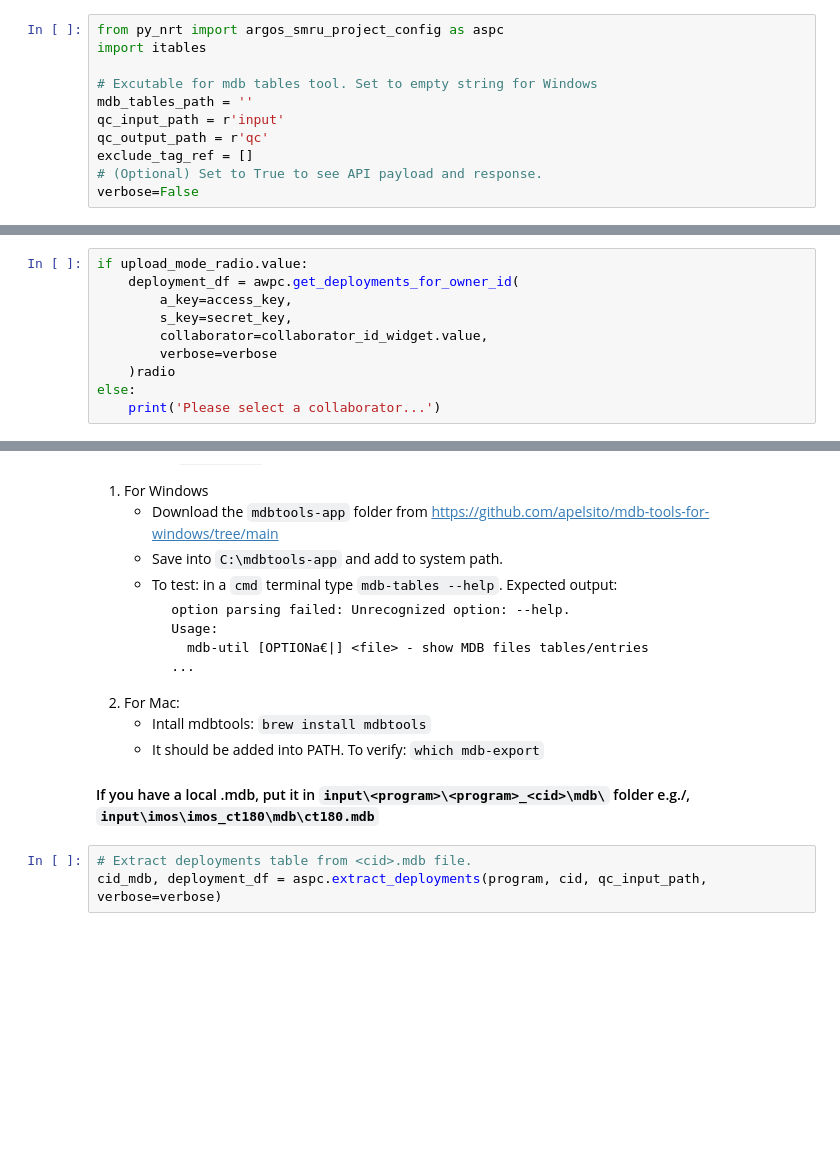
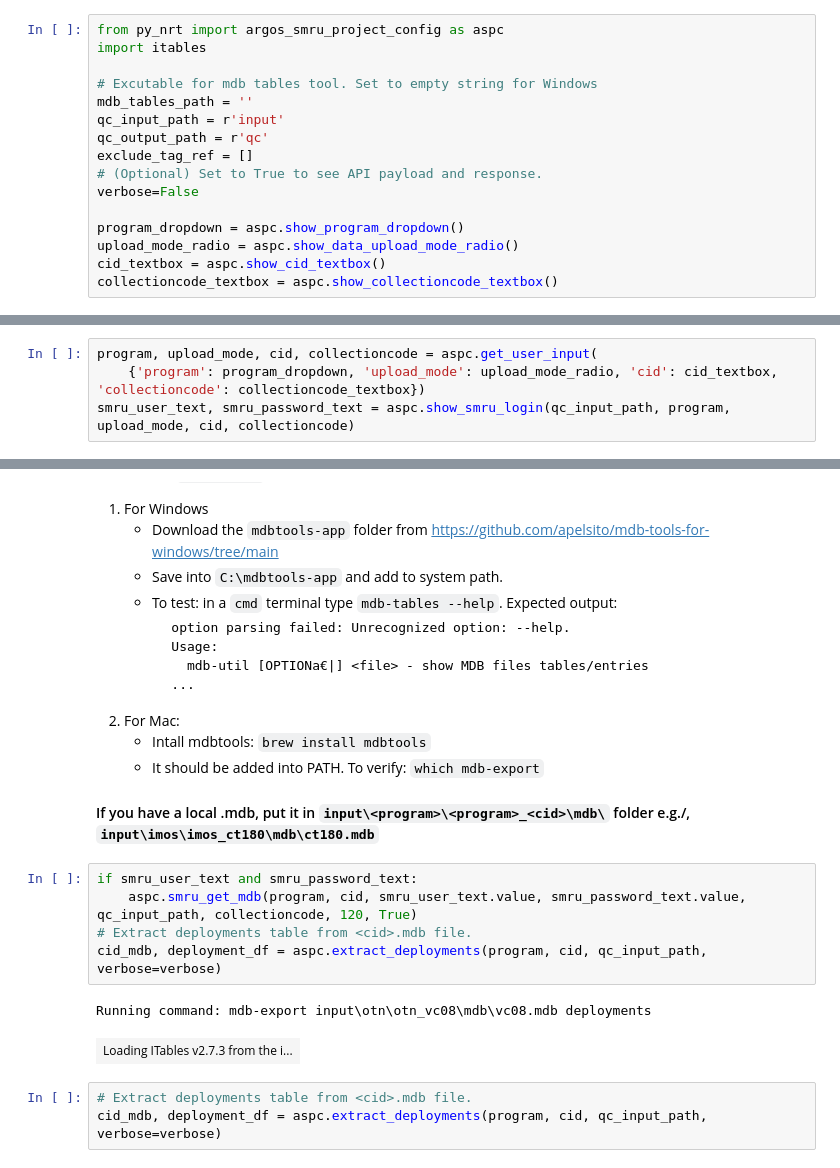
Before and after one commit to ocean-tracking-network/rt-sat-to-obis, a Jupyter notebook: ArgosQC_SMRU_Project.ipynb, the cells around one changed output, grey strips where cells are left out. Saved outputs shown, nothing was run; the diff lists cells and outputs as text; blank space fills up the shorter version.

```diff
--- a/ArgosQC_SMRU_Project.ipynb
+++ b/ArgosQC_SMRU_Project.ipynb
@@ -18,3 +18,8 @@ qc_output_path = r'qc'
 exclude_tag_ref = []
 # (Optional) Set to True to see API payload and response.
 verbose=False
+
+program_dropdown = aspc.show_program_dropdown()
+upload_mode_radio = aspc.show_data_upload_mode_radio()
+cid_textbox = aspc.show_cid_textbox()
+collectioncode_textbox = aspc.show_collectioncode_textbox()
@@ -40,11 +37 @@ aspc.show_controls_for_upload_mode(upload_mode_radio)
-# %%
-if upload_mode_radio.value:
-    deployment_df = awpc.get_deployments_for_owner_id(
-        a_key=access_key,
-        s_key=secret_key,
-        collaborator=collaborator_id_widget.value,
-        verbose=verbose
-    )radio
-else:
-    print('Please select a collaborator...')
 # %% [markdown]
@@ -64,0 +39,4 @@ aspc.smru_get_mdb(program, cid, user, password, qc_input_path, otn_collection_co
+# %%
+program, upload_mode, cid, collectioncode = aspc.get_user_input(
+    {'program': program_dropdown, 'upload_mode': upload_mode_radio, 'cid': cid_textbox, 'collectioncode': collectioncode_textbox})
+smru_user_text, smru_password_text = aspc.show_smru_login(qc_input_path, program, upload_mode, cid, collectioncode)
@@ -81,6 +61,14 @@ aspc.smru_get_mdb(program, cid, user, password, qc_input_path, otn_collection_co
     - It should be added into PATH. To verify: `which mdb-export`
 
 #### If you have a local .mdb, put it in  `input\<program>\<program>_<cid>\mdb\` folder e.g./, `input\imos\imos_ct180\mdb\ct180.mdb`
+# %%
+if smru_user_text and smru_password_text:
+    aspc.smru_get_mdb(program, cid, smru_user_text.value, smru_password_text.value, qc_input_path, collectioncode, 120, True)
+# Extract deployments table from <cid>.mdb file.
+cid_mdb, deployment_df = aspc.extract_deployments(program, cid, qc_input_path, verbose=verbose)
+# %% [output]
+Running command: mdb-export input\otn\otn_vc08\mdb\vc08.mdb deployments
+| Loading ITables v2.7.3 from the i... |
 # %%
 # Extract deployments table from <cid>.mdb file.
 cid_mdb, deployment_df = aspc.extract_deployments(program, cid, qc_input_path, verbose=verbose)
```
Also changed, not shown: parts of 9 cells of this notebook.
